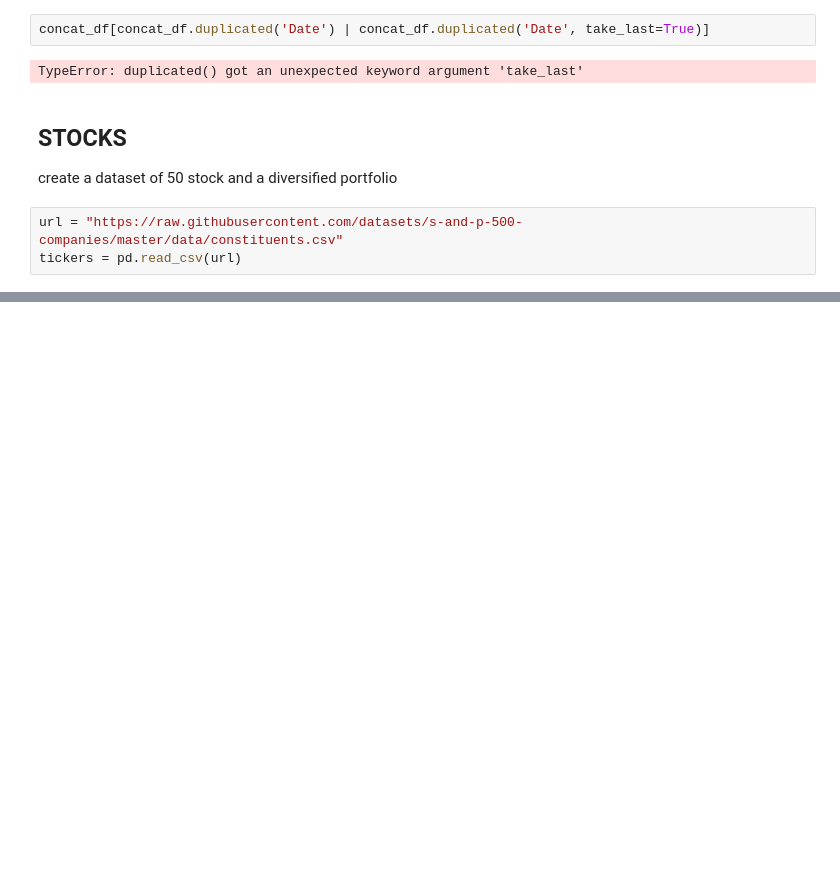
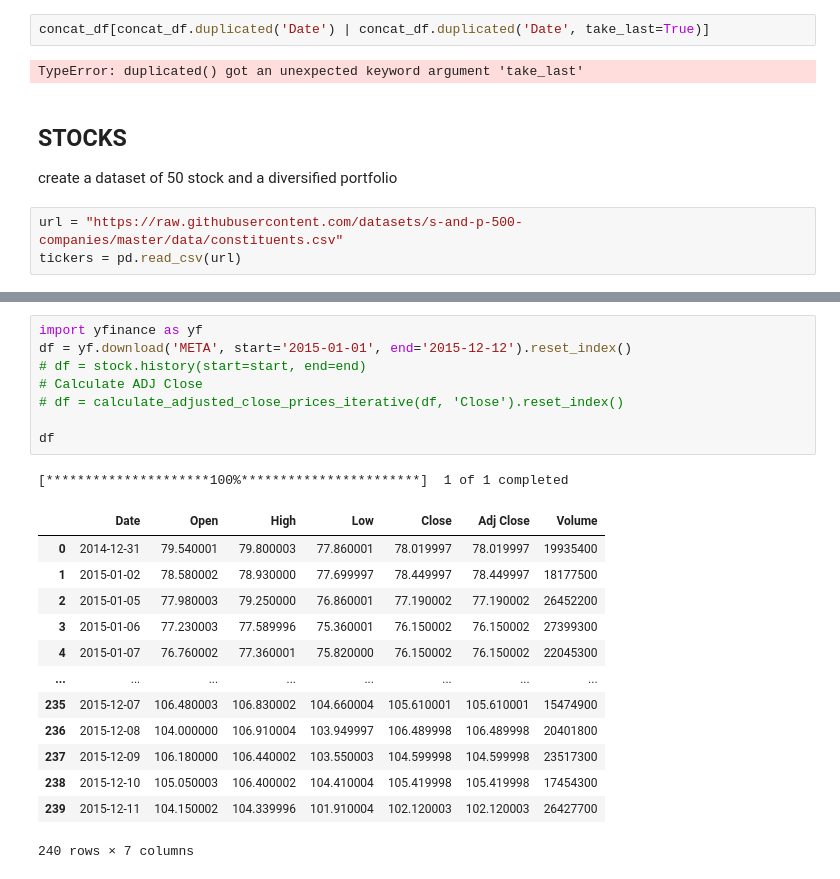
Before and after one commit to kaanbursa/fund_simulator, a Jupyter notebook: Analysis Notebooks/Data Generator.ipynb, the cells around one changed output, grey strips where cells are left out. Cells and saved outputs as stored; diff of their text form; blank space fills up the shorter version.

```diff
--- a/Analysis Notebooks/Data Generator.ipynb
+++ b/Analysis Notebooks/Data Generator.ipynb
@@ -118,0 +153,23 @@ len(stock_loader.tickers)
+# %%
+import yfinance as yf
+df = yf.download('META', start='2015-01-01', end='2015-12-12').reset_index()
+# df = stock.history(start=start, end=end)
+# Calculate ADJ Close
+# df = calculate_adjusted_close_prices_iterative(df, 'Close').reset_index()
+
+df
+# %% [output]
+[*********************100%***********************]  1 of 1 completed
+|  | Date | Open | High | Low | Close | Adj Close | Volume |
+| 0 | 2014-12-31 | 79.540001 | 79.800003 | 77.860001 | 78.019997 | 78.019997 | 19935400 |
+| 1 | 2015-01-02 | 78.580002 | 78.930000 | 77.699997 | 78.449997 | 78.449997 | 18177500 |
+| 2 | 2015-01-05 | 77.980003 | 79.250000 | 76.860001 | 77.190002 | 77.190002 | 26452200 |
+| 3 | 2015-01-06 | 77.230003 | 77.589996 | 75.360001 | 76.150002 | 76.150002 | 27399300 |
+| 4 | 2015-01-07 | 76.760002 | 77.360001 | 75.820000 | 76.150002 | 76.150002 | 22045300 |
+| ... | ... | ... | ... | ... | ... | ... | ... |
+| 235 | 2015-12-07 | 106.480003 | 106.830002 | 104.660004 | 105.610001 | 105.610001 | 15474900 |
+| 236 | 2015-12-08 | 104.000000 | 106.910004 | 103.949997 | 106.489998 | 106.489998 | 20401800 |
+| 237 | 2015-12-09 | 106.180000 | 106.440002 | 103.550003 | 104.599998 | 104.599998 | 23517300 |
+| 238 | 2015-12-10 | 105.050003 | 106.400002 | 104.410004 | 105.419998 | 105.419998 | 17454300 |
+| 239 | 2015-12-11 | 104.150002 | 104.339996 | 101.910004 | 102.120003 | 102.120003 | 26427700 |
+240 rows × 7 columns
```
Also changed, not shown: parts of 7 cells of this notebook, 17 other files.
